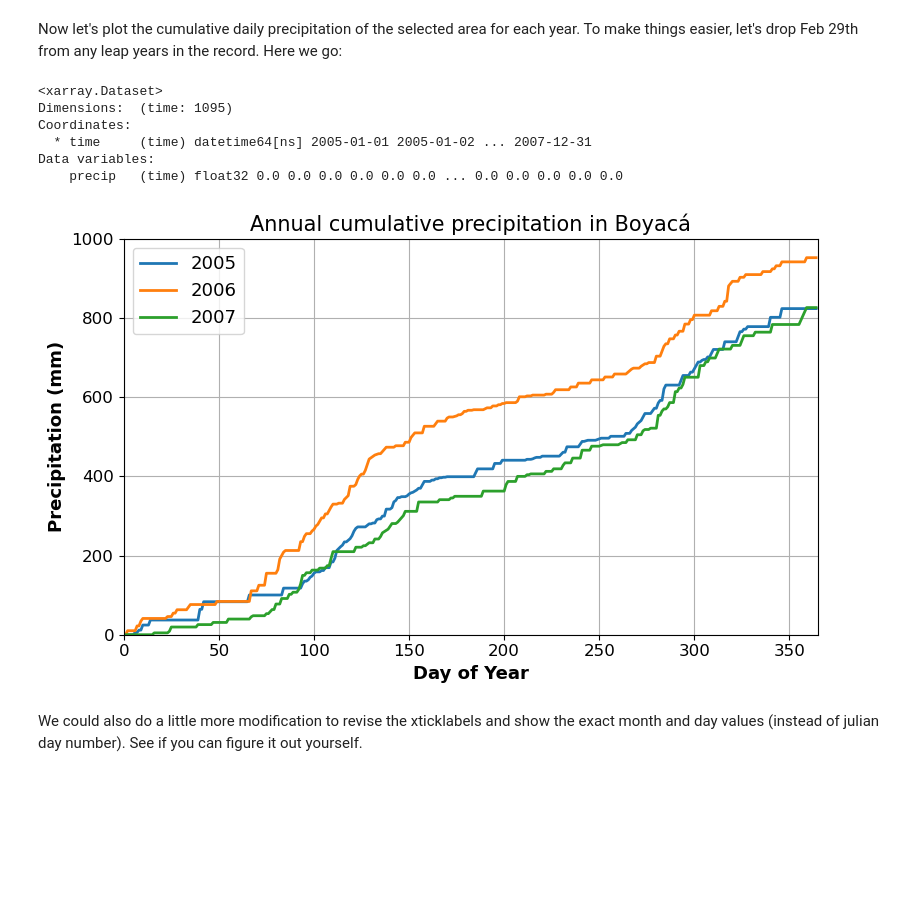
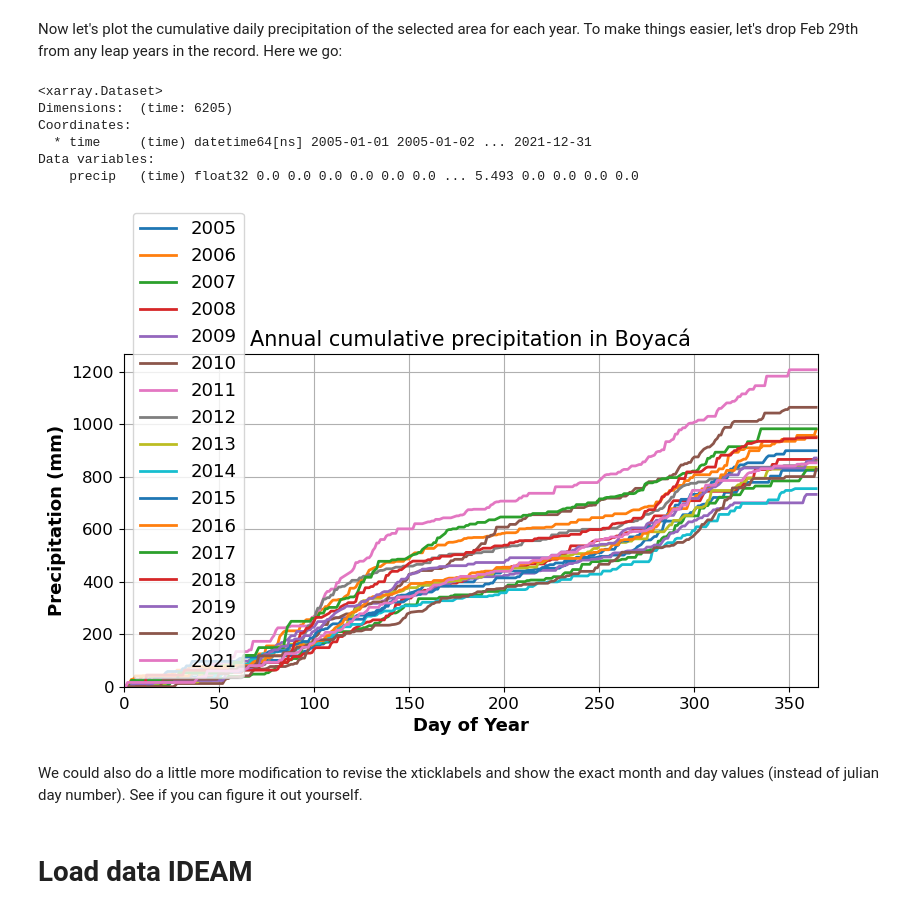
Before and after one commit to nowthings/analysis_climatic_variables, a Jupyter notebook: 2_analysis_chirps/0_load_chirps_daily_p05.ipynb, the cells around one changed output. Saved outputs shown, nothing was run; the diff lists cells and outputs as text; code cells hidden in the pictures; blank space fills up the shorter version.

Commit message:
IDEAM & Datos abiertos & Chirps

```diff
--- a/2_analysis_chirps/0_load_chirps_daily_p05.ipynb
+++ b/2_analysis_chirps/0_load_chirps_daily_p05.ipynb
@@ -70,13 +71,42 @@ nc
 ds_chirps_nc_2005 = xr.open_dataset(xr.backends.NetCDF4DataStore(nc.Dataset(path+'chirps-v2.0.2005.days_p05.nc')))
 ds_chirps_nc_2006 = xr.open_dataset(xr.backends.NetCDF4DataStore(nc.Dataset(path+'chirps-v2.0.2006.days_p05.nc')))
 ds_chirps_nc_2007 = xr.open_dataset(xr.backends.NetCDF4DataStore(nc.Dataset(path+'chirps-v2.0.2007.days_p05.nc')))
+ds_chirps_nc_2008 = xr.open_dataset(xr.backends.NetCDF4DataStore(nc.Dataset(path+'chirps-v2.0.2008.days_p05.nc')))
+ds_chirps_nc_2009 = xr.open_dataset(xr.backends.NetCDF4DataStore(nc.Dataset(path+'chirps-v2.0.2009.days_p05.nc')))
+ds_chirps_nc_2010 = xr.open_dataset(xr.backends.NetCDF4DataStore(nc.Dataset(path+'chirps-v2.0.2010.days_p05.nc')))
+ds_chirps_nc_2011 = xr.open_dataset(xr.backends.NetCDF4DataStore(nc.Dataset(path+'chirps-v2.0.2011.days_p05.nc')))
+ds_chirps_nc_2012 = xr.open_dataset(xr.backends.NetCDF4DataStore(nc.Dataset(path+'chirps-v2.0.2012.days_p05.nc')))
+ds_chirps_nc_2013 = xr.open_dataset(xr.backends.NetCDF4DataStore(nc.Dataset(path+'chirps-v2.0.2013.days_p05.nc')))
+ds_chirps_nc_2014 = xr.open_dataset(xr.backends.NetCDF4DataStore(nc.Dataset(path+'chirps-v2.0.2014.days_p05.nc')))
+ds_chirps_nc_2015 = xr.open_dataset(xr.backends.NetCDF4DataStore(nc.Dataset(path+'chirps-v2.0.2015.days_p05.nc')))
+ds_chirps_nc_2016 = xr.open_dataset(xr.backends.NetCDF4DataStore(nc.Dataset(path+'chirps-v2.0.2016.days_p05.nc')))
+ds_chirps_nc_2017 = xr.open_dataset(xr.backends.NetCDF4DataStore(nc.Dataset(path+'chirps-v2.0.2017.days_p05.nc')))
+ds_chirps_nc_2018 = xr.open_dataset(xr.backends.NetCDF4DataStore(nc.Dataset(path+'chirps-v2.0.2018.days_p05.nc')))
+ds_chirps_nc_2019 = xr.open_dataset(xr.backends.NetCDF4DataStore(nc.Dataset(path+'chirps-v2.0.2019.days_p05.nc')))
+ds_chirps_nc_2020 = xr.open_dataset(xr.backends.NetCDF4DataStore(nc.Dataset(path+'chirps-v2.0.2020.days_p05.nc')))
+ds_chirps_nc_2021 = xr.open_dataset(xr.backends.NetCDF4DataStore(nc.Dataset(path+'chirps-v2.0.2021.days_p05.nc')))
 
 # delimit the boundaries of Boyacá
 ds_chirps_nc_2005 = ds_chirps_nc_2005.sel(longitude=slice(-74.8,-71.9), latitude=slice(4.5,7.3))
 ds_chirps_nc_2006 = ds_chirps_nc_2006.sel(longitude=slice(-74.8,-71.9), latitude=slice(4.5,7.3))
 ds_chirps_nc_2007 = ds_chirps_nc_2007.sel(longitude=slice(-74.8,-71.9), latitude=slice(4.5,7.3))
+ds_chirps_nc_2008 = ds_chirps_nc_2008.sel(longitude=slice(-74.8,-71.9), latitude=slice(4.5,7.3))
+ds_chirps_nc_2009 = ds_chirps_nc_2009.sel(longitude=slice(-74.8,-71.9), latitude=slice(4.5,7.3))
+ds_chirps_nc_2010 = ds_chirps_nc_2010.sel(longitude=slice(-74.8,-71.9), latitude=slice(4.5,7.3))
+ds_chirps_nc_2011 = ds_chirps_nc_2011.sel(longitude=slice(-74.8,-71.9), latitude=slice(4.5,7.3))
+ds_chirps_nc_2012 = ds_chirps_nc_2012.sel(longitude=slice(-74.8,-71.9), latitude=slice(4.5,7.3))
+ds_chirps_nc_2013 = ds_chirps_nc_2013.sel(longitude=slice(-74.8,-71.9), latitude=slice(4.5,7.3))
+ds_chirps_nc_2014 = ds_chirps_nc_2014.sel(longitude=slice(-74.8,-71.9), latitude=slice(4.5,7.3))
+ds_chirps_nc_2015 = ds_chirps_nc_2015.sel(longitude=slice(-74.8,-71.9), latitude=slice(4.5,7.3))
+ds_chirps_nc_2016 = ds_chirps_nc_2016.sel(longitude=slice(-74.8,-71.9), latitude=slice(4.5,7.3))
+ds_chirps_nc_2017 = ds_chirps_nc_2017.sel(longitude=slice(-74.8,-71.9), latitude=slice(4.5,7.3))
+ds_chirps_nc_2018 = ds_chirps_nc_2018.sel(longitude=slice(-74.8,-71.9), latitude=slice(4.5,7.3))
+ds_chirps_nc_2019 = ds_chirps_nc_2019.sel(longitude=slice(-74.8,-71.9), latitude=slice(4.5,7.3))
+ds_chirps_nc_2020 = ds_chirps_nc_2020.sel(longitude=slice(-74.8,-71.9), latitude=slice(4.5,7.3))
+ds_chirps_nc_2021 = ds_chirps_nc_2021.sel(longitude=slice(-74.8,-71.9), latitude=slice(4.5,7.3))
 # %%
 ds2005_2007 = xr.concat([ds_chirps_nc_2005,ds_chirps_nc_2006,ds_chirps_nc_2007], dim='time')
+ds2005_2021 = xr.concat([ds_chirps_nc_2005,ds_chirps_nc_2006,ds_chirps_nc_2007,ds_chirps_nc_2008,ds_chirps_nc_2009,ds_chirps_nc_2010,ds_chirps_nc_2011,ds_chirps_nc_2012,ds_chirps_nc_2013,ds_chirps_nc_2014,ds_chirps_nc_2015,ds_chirps_nc_2016,ds_chirps_nc_2017,ds_chirps_nc_2018,ds_chirps_nc_2019,ds_chirps_nc_2020,ds_chirps_nc_2021], dim='time')
 # %%
 import matplotlib.pyplot as plt
 ds_chirps_nc_2007_mon = ds_chirps_nc_2007.groupby('time.month').sum()
@@ -256,8 +286,8 @@ bottom = 5.70
 left = -73.15
 right = -73.10
 # %%
-ds_sel = ds2005_2007.isel(longitude=(ds2005_2007.longitude >= left) & (ds2005_2007.longitude <= right),
-                          latitude=(ds2005_2007.latitude >= bottom) & (ds2005_2007.latitude <= top),
+ds_sel = ds2005_2021.isel(longitude=(ds2005_2021.longitude >= left) & (ds2005_2021.longitude <= right),
+                          latitude=(ds2005_2021.latitude >= bottom) & (ds2005_2021.latitude <= top),
                           )
 ds_sel_avg = ds_sel.mean(dim=['latitude','longitude'])
 # %% [markdown]
@@ -269,10 +299,10 @@ ds_sel_avg_noleap = ds_sel_avg.sel(time=~((ds_sel_avg.time.dt.month == 2) & (ds_
 ds_sel_avg_noleap
 # %% [output]
 <xarray.Dataset>
-Dimensions:  (time: 1095)
+Dimensions:  (time: 6205)
 Coordinates:
-  * time     (time) datetime64[ns] 2005-01-01 2005-01-02 ... 2007-12-31
+  * time     (time) datetime64[ns] 2005-01-01 2005-01-02 ... 2021-12-31
 Data variables:
-    precip   (time) float32 0.0 0.0 0.0 0.0 0.0 0.0 ... 0.0 0.0 0.0 0.0 0.0
+    precip   (time) float32 0.0 0.0 0.0 0.0 0.0 0.0 ... 5.493 0.0 0.0 0.0 0.0
 # %%
 # Now we can easily save that output as a netcdf file using xarray:
@@ -280,21 +310,23 @@ ds_sel_avg_noleap.to_netcdf('C:/Data/CHIRPS/results/ds_prec_Boyaca_noleap_2005_2
 # %%
 fig = plt.figure(figsize=[8,5], facecolor='w')
-for yr in range(2005,2008):
+for yr in range(2005,2022):
     da_yr = ds_sel_avg_noleap.isel(time = ds_sel_avg_noleap.time.dt.year==yr).precip
     dataplot = da_yr.cumsum()
     plt.plot(dataplot, linewidth=2, label = yr)
 plt.legend(fontsize=13)
 plt.grid()
 plt.xticks(fontsize=12) # we can also change the ticks to be on Jan-1, Feb-1, etc. but I'll skip it for here.
 plt.yticks(fontsize=12)
 plt.ylabel('Precipitation (mm)', fontsize = 13, fontweight = 'bold')
 plt.xlabel('Day of Year', fontsize = 13, fontweight = 'bold')
 plt.xlim([0,365])
 plt.ylim(bottom=0)
 plt.title('Annual cumulative precipitation in Boyacá', fontsize=15)
 plt.tight_layout()
 plt.savefig('Fig_cumsum_prec_Boyaca.png', format = 'png', dpi = 300)
 # %% [output]
-[figure, old version]
+[figure, new version]
 # %% [markdown]
 We could also do a little more modification to revise the xticklabels and show the exact month and day values (instead of julian day number). See if you can figure it out yourself.
+# %% [markdown]
+# Load data IDEAM
```
Also changed, not shown: parts of 14 cells of this notebook, 2 other files.
